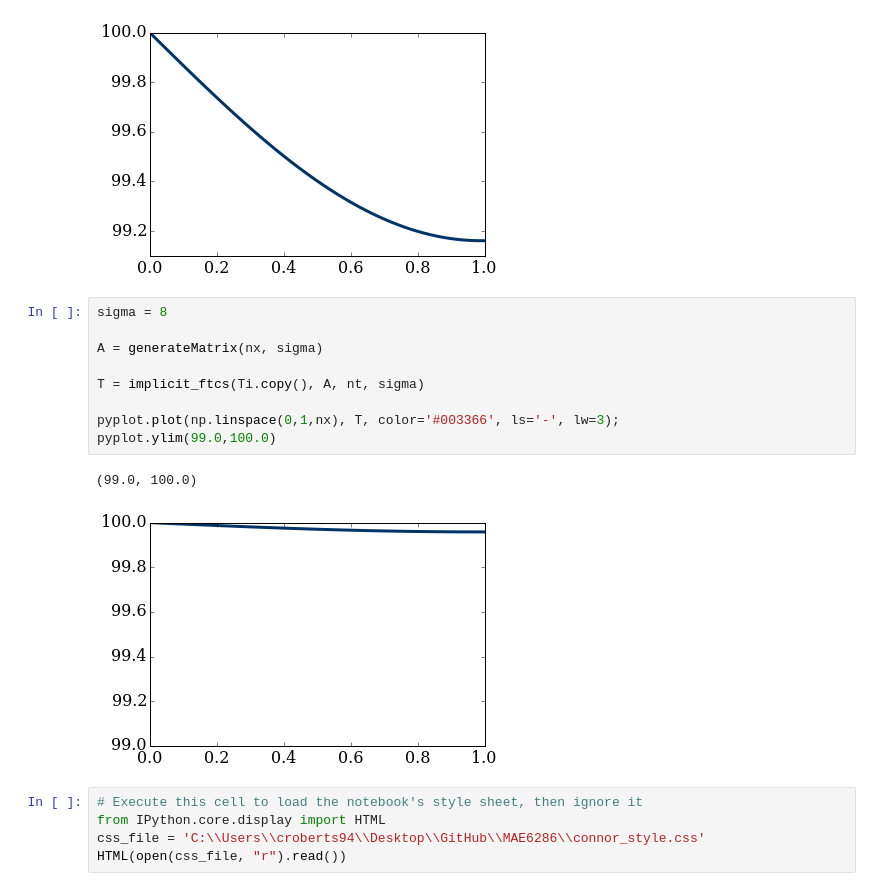
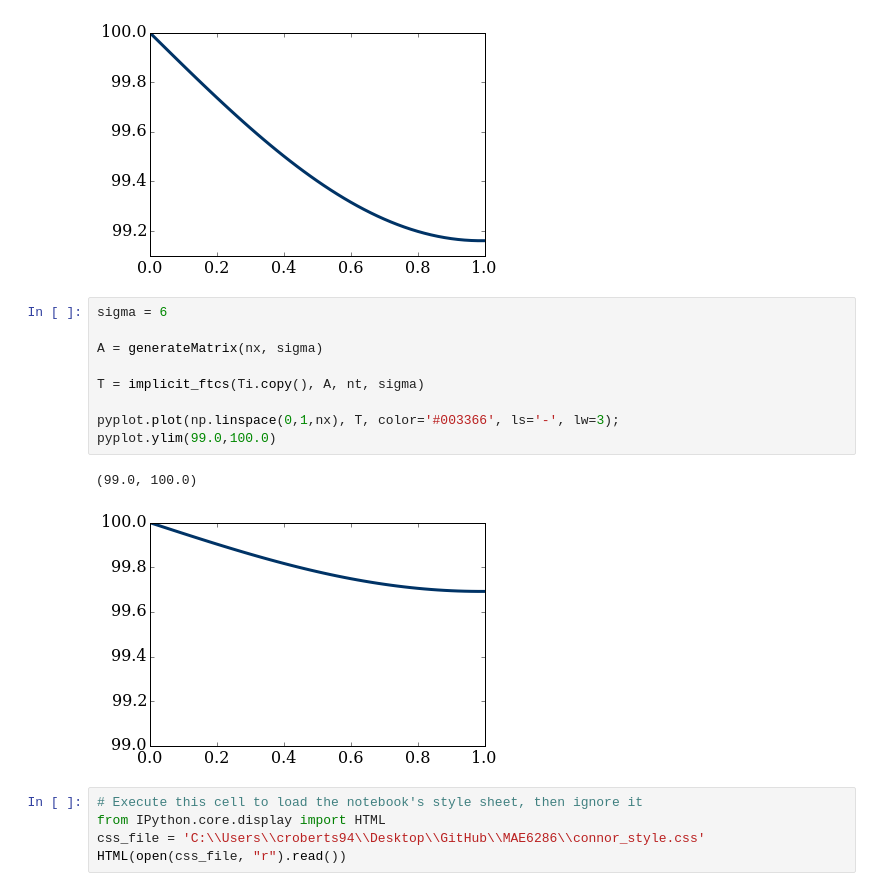
Before and after one commit to croberts94/MAE6286, a Jupyter notebook: Notebooks/4_spreadout/ConnorRoberts_04_02_Heat_Equation_1D_Implicit.ipynb, the cells around one changed output. Saved outputs shown, nothing was run; the diff lists cells and outputs as text.

```diff
--- a/Notebooks/4_spreadout/ConnorRoberts_04_02_Heat_Equation_1D_Implicit.ipynb
+++ b/Notebooks/4_spreadout/ConnorRoberts_04_02_Heat_Equation_1D_Implicit.ipynb
@@ -139,17 +139,17 @@ pyplot.plot(np.linspace(0,1,nx), T, color='#003366', ls='-', lw=3);
 # %% [output]
 [figure]
 # %%
-sigma = 8
+sigma = 6
 
 A = generateMatrix(nx, sigma)
 
 T = implicit_ftcs(Ti.copy(), A, nt, sigma)
 
 pyplot.plot(np.linspace(0,1,nx), T, color='#003366', ls='-', lw=3);
 pyplot.ylim(99.0,100.0)
 # %% [output]
 (99.0, 100.0)
-[figure, old version]
+[figure, new version]
 # %%
 # Execute this cell to load the notebook's style sheet, then ignore it
 from IPython.core.display import HTML
```
